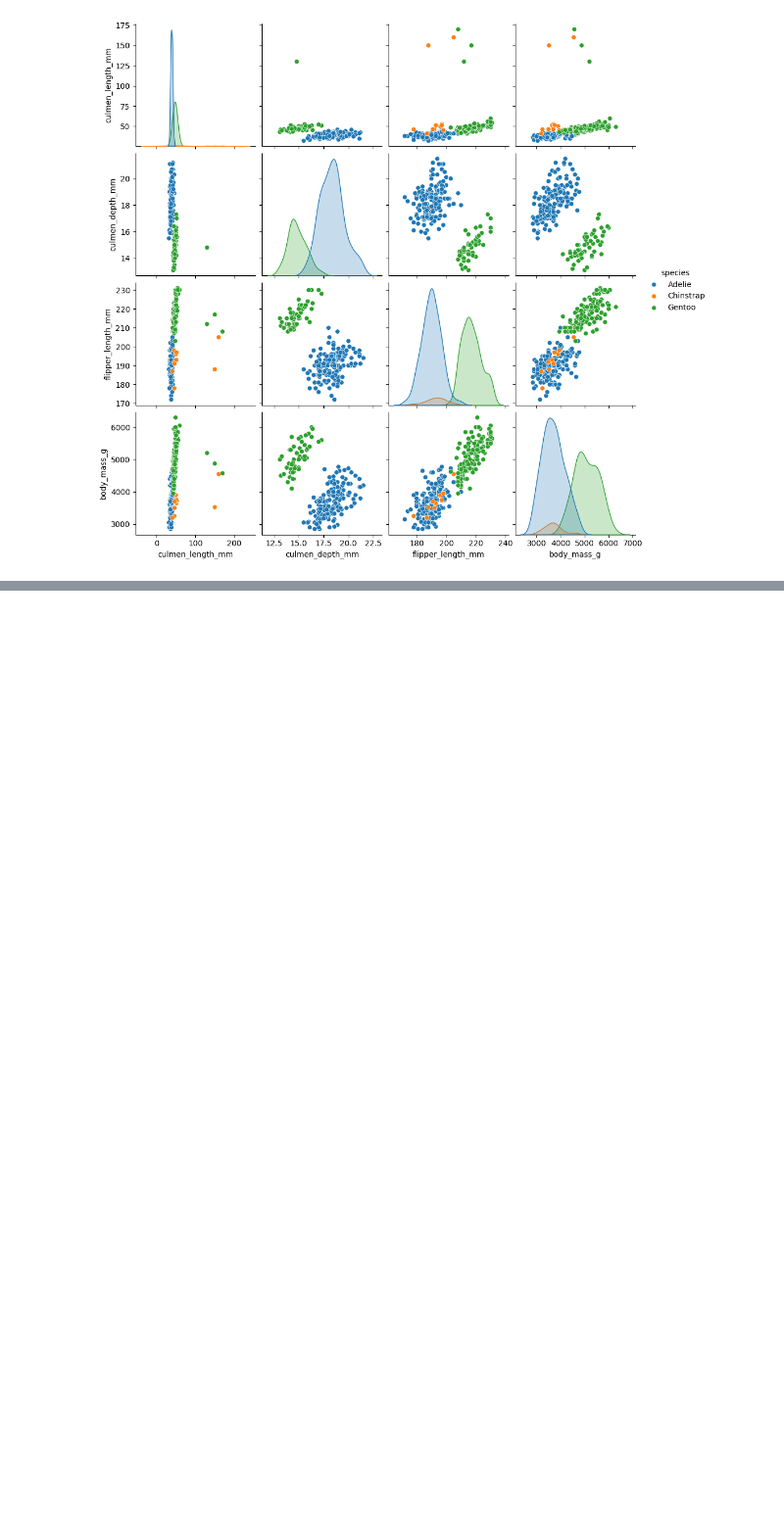
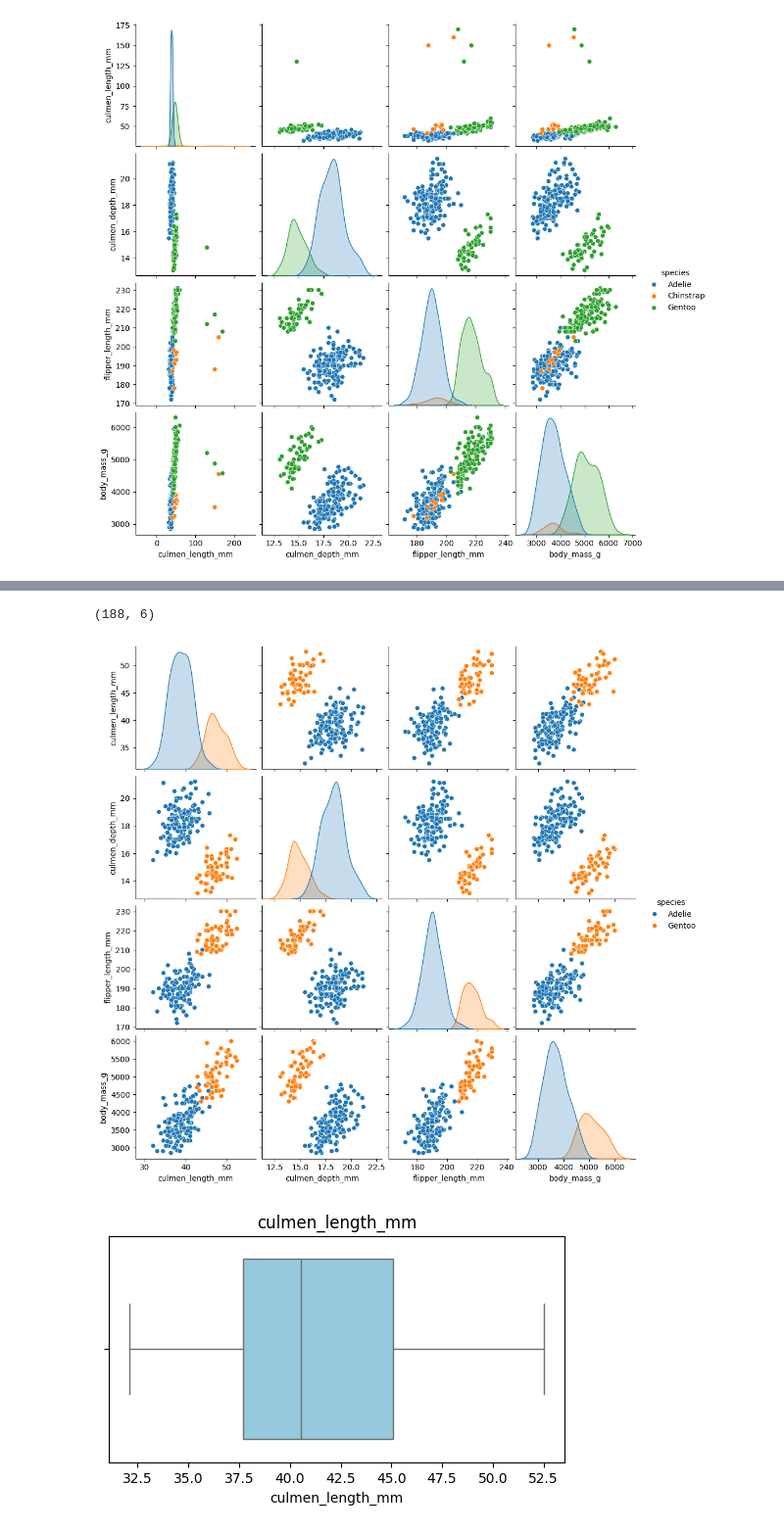
Before and after one commit to dxk0278/penguins, a Jupyter notebook: model.ipynb, the cells around one changed output, grey strips where cells are left out. Shown at 98% size. Drawn from its saved outputs; the diff is of its cells as text; code cells hidden in the pictures; blank space fills up the shorter version.

```diff
--- a/model.ipynb
+++ b/model.ipynb
@@ -172,0 +169,17 @@ print(extra_filtered_df.shape)
+# %%
+extra_filtered_df = extra_filtered_df[extra_filtered_df['culmen_length_mm']<120]    #dropping all outlier values
+print(extra_filtered_df.shape)
+
+sns.pairplot(extra_filtered_df, hue="species")
+
+numeric_cols = extra_filtered_df.select_dtypes(include=['float64']).columns
+
+for col in numeric_cols:
+    plt.figure(figsize=(6, 3))
+    sns.boxplot(x=extra_filtered_df[col], color='skyblue')
+    plt.title(col)
+    plt.show()
+# %% [output]
+(188, 6)
+[figure, added]
+[figure, added]
```
Also changed, not shown: parts of 6 cells of this notebook.
